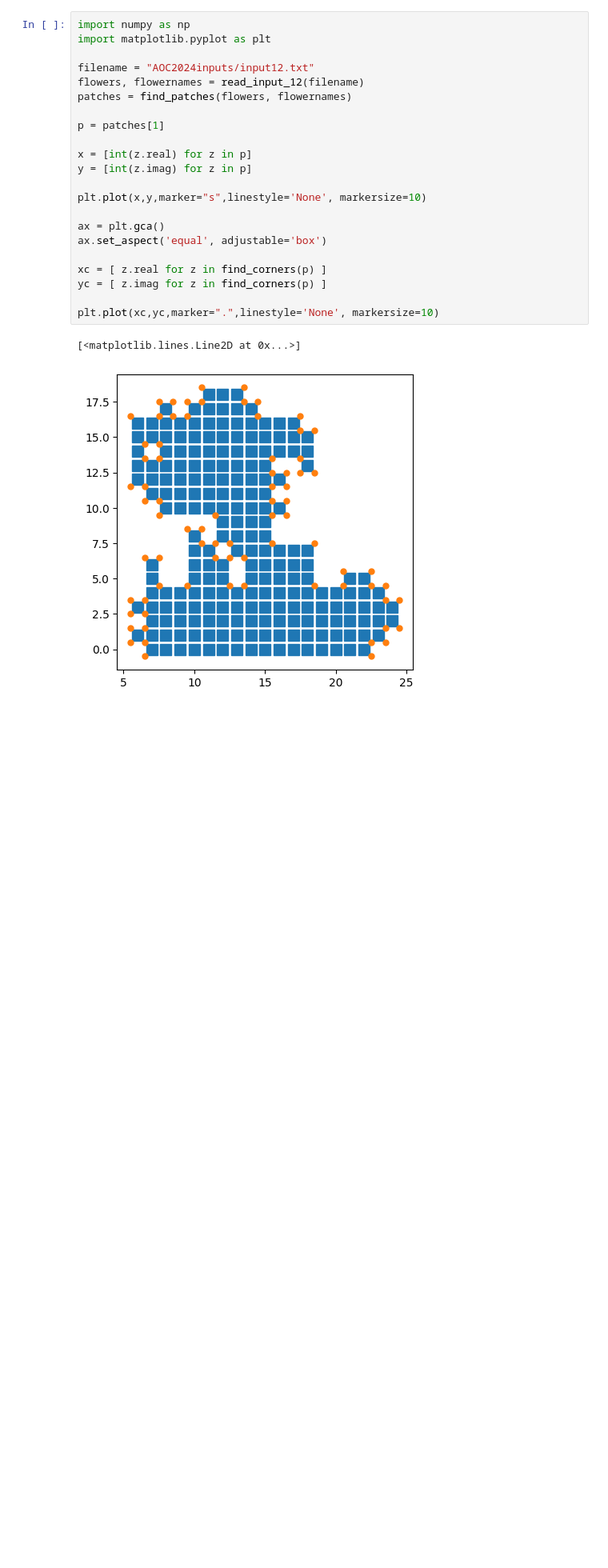
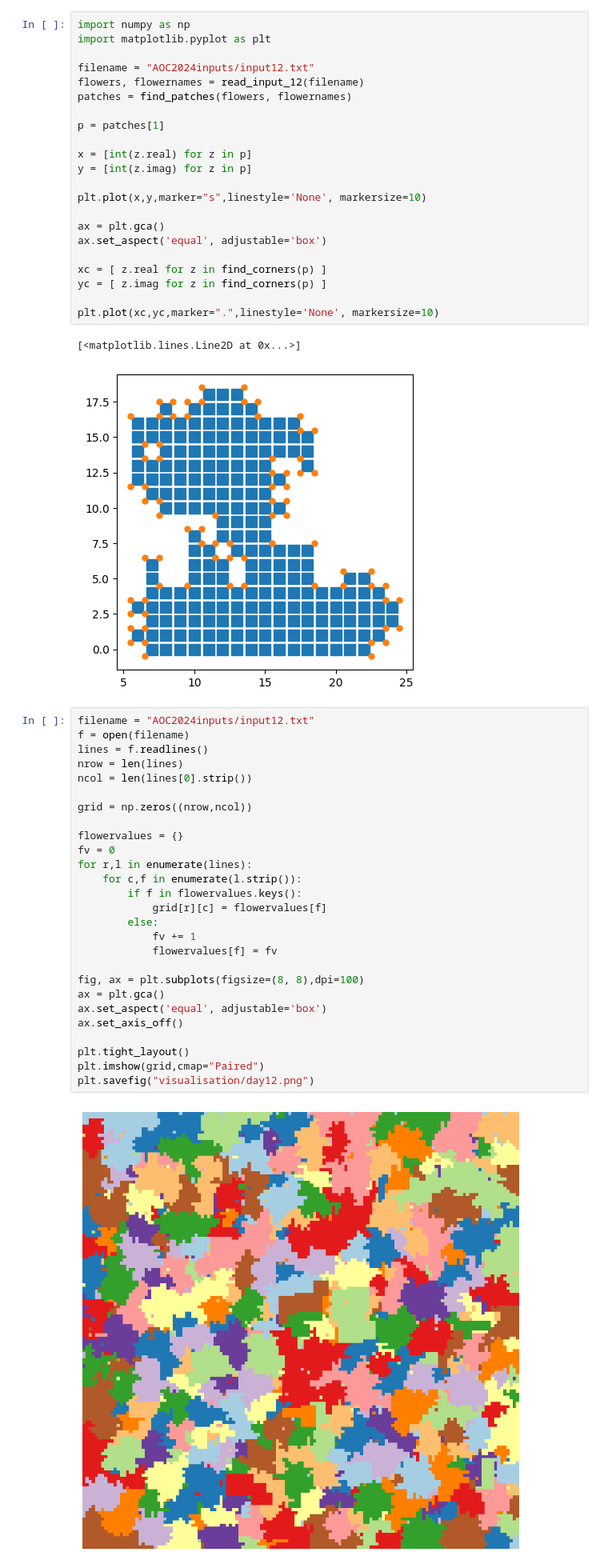
Before and after one commit to marcodelmastro/AdventOfCode2024, a Jupyter notebook: Day12.ipynb, the cells around one changed output. Shown at 80% size. Drawn from its saved outputs; the diff is of its cells as text; blank space fills up the shorter version.

Commit message:
Day 12 plots

```diff
--- a/Day12.ipynb
+++ b/Day12.ipynb
@@ -159,3 +159,32 @@ plt.plot(xc,yc,marker=".",linestyle='None', markersize=10)
 # %% [output]
 [<matplotlib.lines.Line2D at 0x...>]
 [figure]
+# %%
+filename = "AOC2024inputs/input12.txt"
+f = open(filename)
+lines = f.readlines()
+nrow = len(lines)
+ncol = len(lines[0].strip())
+
+grid = np.zeros((nrow,ncol))
+
+flowervalues = {}
+fv = 0
+for r,l in enumerate(lines):
+    for c,f in enumerate(l.strip()):
+        if f in flowervalues.keys():
+            grid[r][c] = flowervalues[f]
+        else:
+            fv += 1
+            flowervalues[f] = fv
+
+fig, ax = plt.subplots(figsize=(8, 8),dpi=100)
+ax = plt.gca()
+ax.set_aspect('equal', adjustable='box')
+ax.set_axis_off()
+
+plt.tight_layout()
+plt.imshow(grid,cmap="Paired")
+plt.savefig("visualisation/day12.png")
+# %% [output]
+[figure, added]
```
Also changed, not shown: 1 other file.
